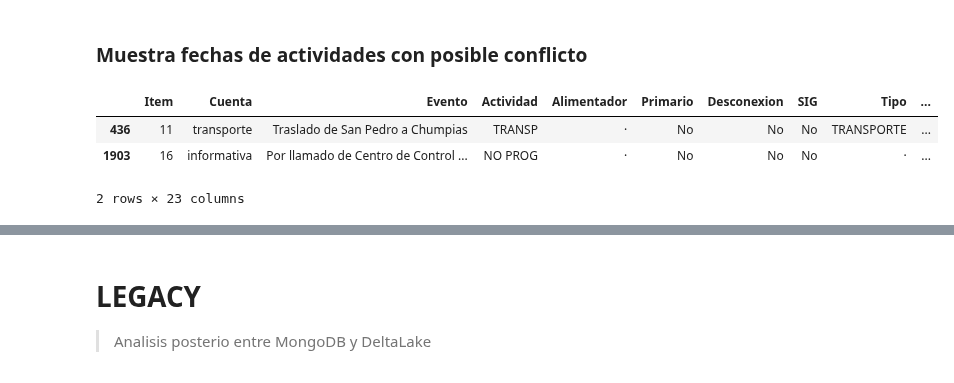
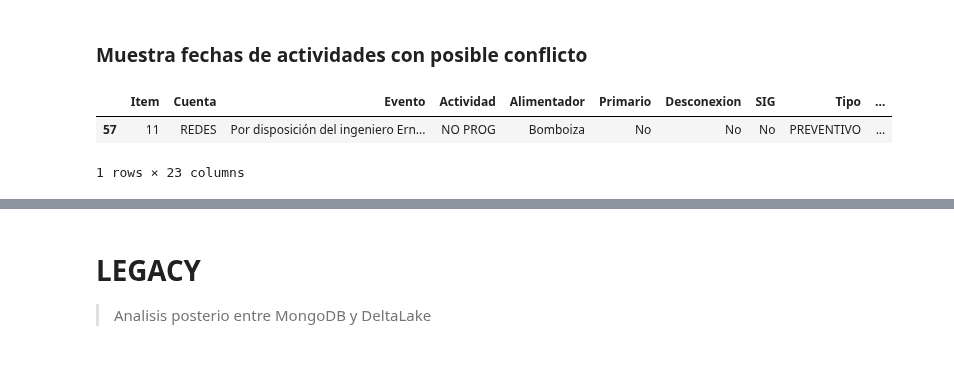
Before and after one commit to ernestopalacios/ordenes_de_trabajo, a Jupyter notebook: Test_DataLake.ipynb, the cells around one changed output, grey strips where cells are left out. Drawn from its saved outputs; the diff is of its cells as text; code cells hidden in the pictures.

```diff
--- a/Test_DataLake.ipynb
+++ b/Test_DataLake.ipynb
@@ -213,12 +245,14 @@ df['Duracion'] = calcular_minutos_transcurridos(
 # %%
 # f'-11 < Duracion < 0'   mayor a -11 y menor a 0
 # f"Cuenta == '?' and Alimentador != '·' "
-df.query( f"Duracion < 0" ).sort_values(by='id_ot', ascending=False)
+# df.query( f'Fecha.str.contains("2025")', engine='python' ).sort_values(by='Duracion', ascending=False)
+# df.query( f"Duracion < 0" ).sort_values(by='id_ot', ascending=False)
+
+df.query( f"Duracion < 0 ", engine='python' ).sort_values(by='Duracion', ascending=False)
 # %% [output]
 |  | Item | Cuenta | Evento | Actividad | Alimentador | Primario | Desconexion | SIG | Tipo | ... |
-| 436 | 11 | transporte | Traslado de San Pedro a Chumpias | TRANSP | · | No | No | No | TRANSPORTE | ... |
-| 1903 | 16 | informativa | Por llamado de Centro de Control ... | NO PROG | · | No | No | No | · | ... |
+| 57 | 11 | REDES | Por disposición del ingeniero Ern... | NO PROG | Bomboiza | No | No | No | PREVENTIVO | ... |
-2 rows × 23 columns
+1 rows × 23 columns
 # %%
 # filer DateTime ends with "00:00:00"
 
```
Also changed, not shown: parts of 6 cells of this notebook, 5 other files.
